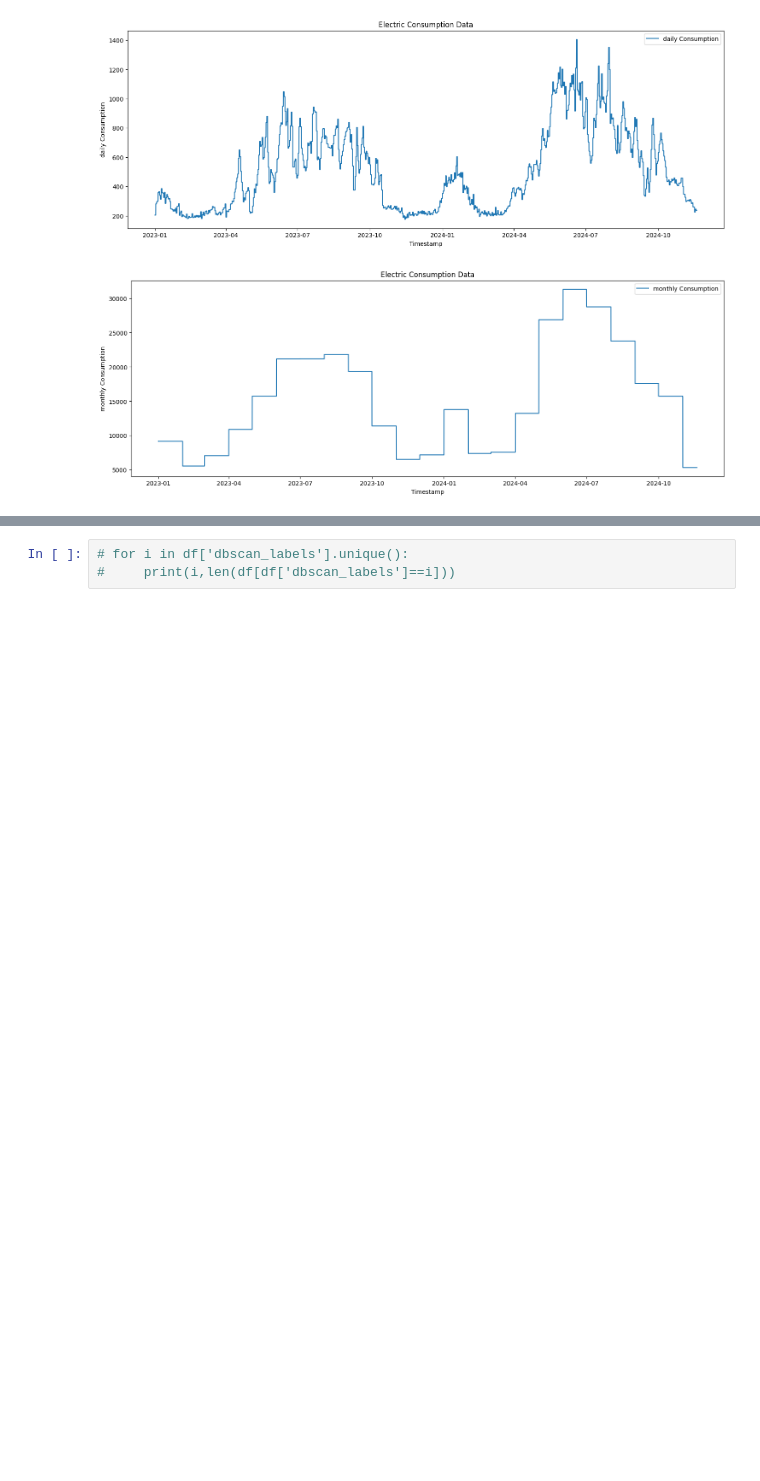
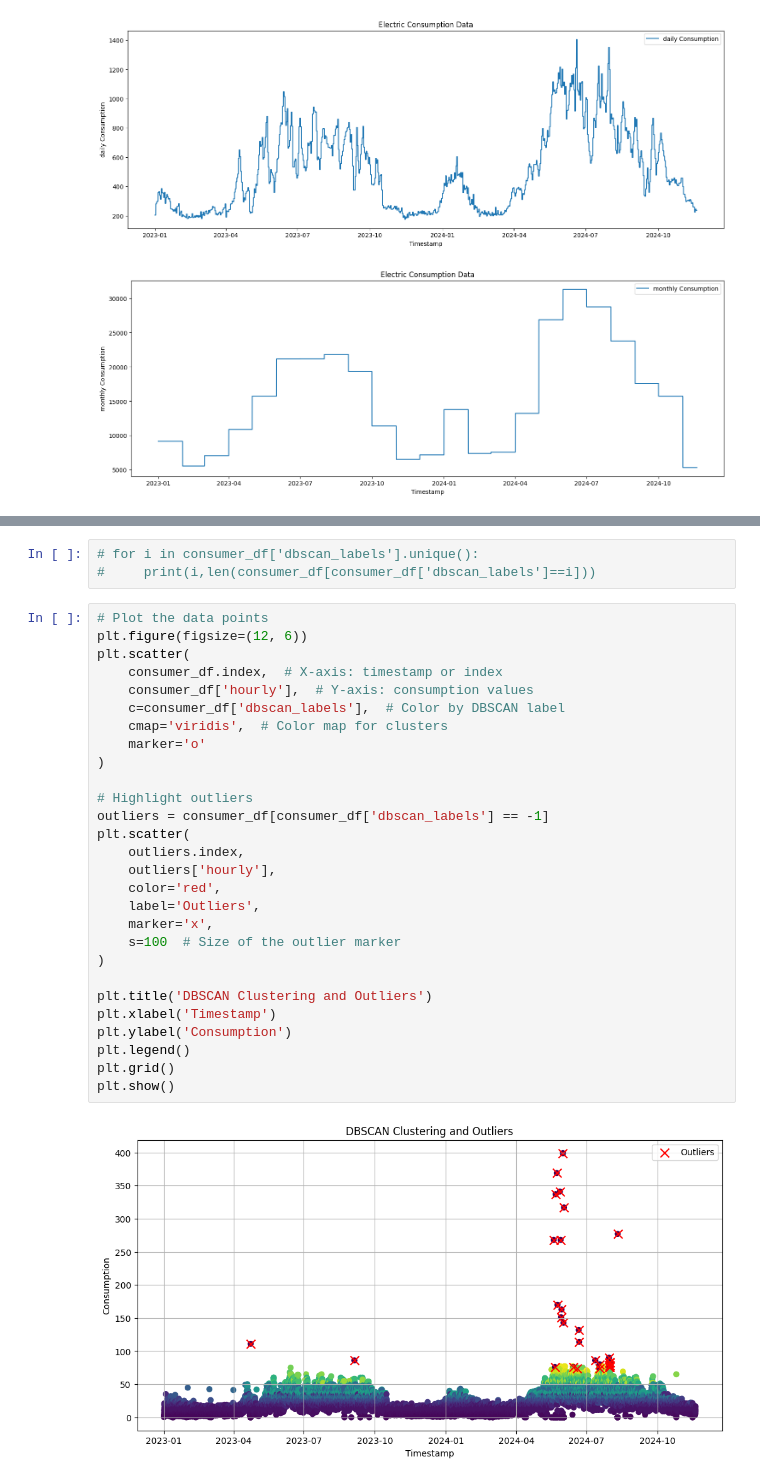
Before and after one commit to Harshvardhan1407/anamoly_detection, a Jupyter notebook: anamoly.ipynb, the cells around one changed output, grey strips where cells are left out. Drawn from its saved outputs; the diff is of its cells as text; blank space fills up the shorter version.

```diff
--- a/anamoly.ipynb
+++ b/anamoly.ipynb
@@ -223,3 +224,33 @@ array([0], dtype=int64)
 # %%
-# for i in df['dbscan_labels'].unique():
-#     print(i,len(df[df['dbscan_labels']==i]))
+# for i in consumer_df['dbscan_labels'].unique():
+#     print(i,len(consumer_df[consumer_df['dbscan_labels']==i]))
+# %%
+# Plot the data points
+plt.figure(figsize=(12, 6))
+plt.scatter(
+    consumer_df.index,  # X-axis: timestamp or index
+    consumer_df['hourly'],  # Y-axis: consumption values
+    c=consumer_df['dbscan_labels'],  # Color by DBSCAN label
+    cmap='viridis',  # Color map for clusters
+    marker='o'
+)
+
+# Highlight outliers
+outliers = consumer_df[consumer_df['dbscan_labels'] == -1]
+plt.scatter(
+    outliers.index,
+    outliers['hourly'],
+    color='red',
+    label='Outliers',
+    marker='x',
+    s=100  # Size of the outlier marker
+)
+
+plt.title('DBSCAN Clustering and Outliers')
+plt.xlabel('Timestamp')
+plt.ylabel('Consumption')
+plt.legend()
+plt.grid()
+plt.show()
+# %% [output]
+[figure, added]
```
Also changed, not shown: parts of 16 cells of this notebook.
